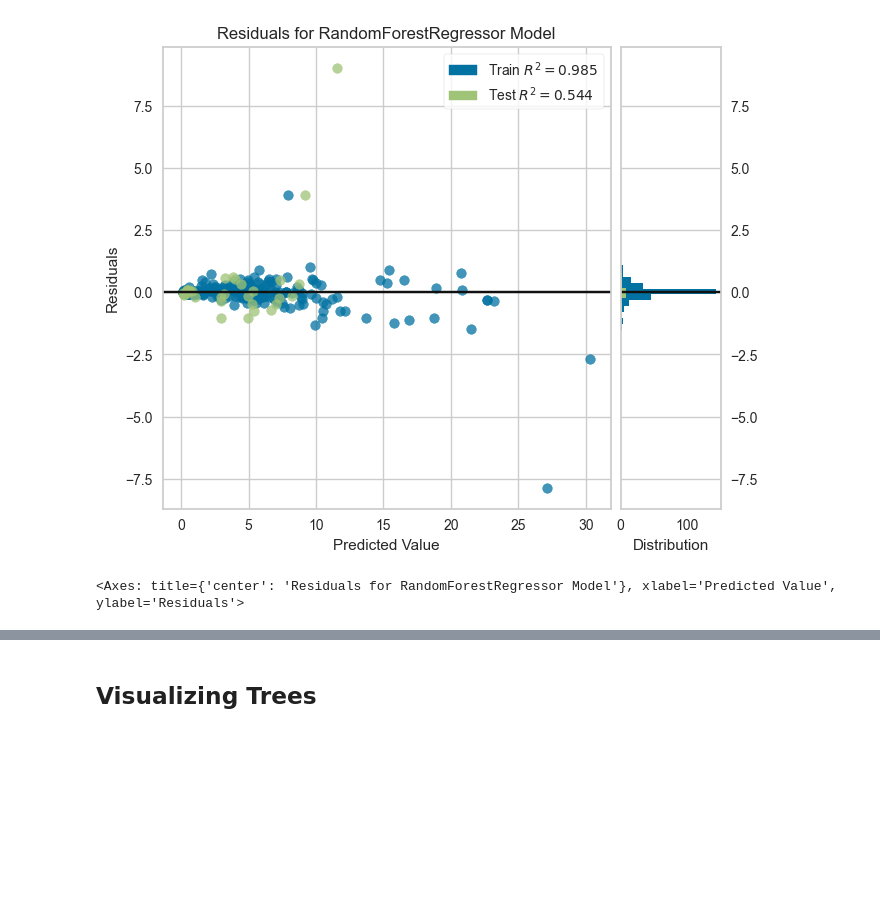
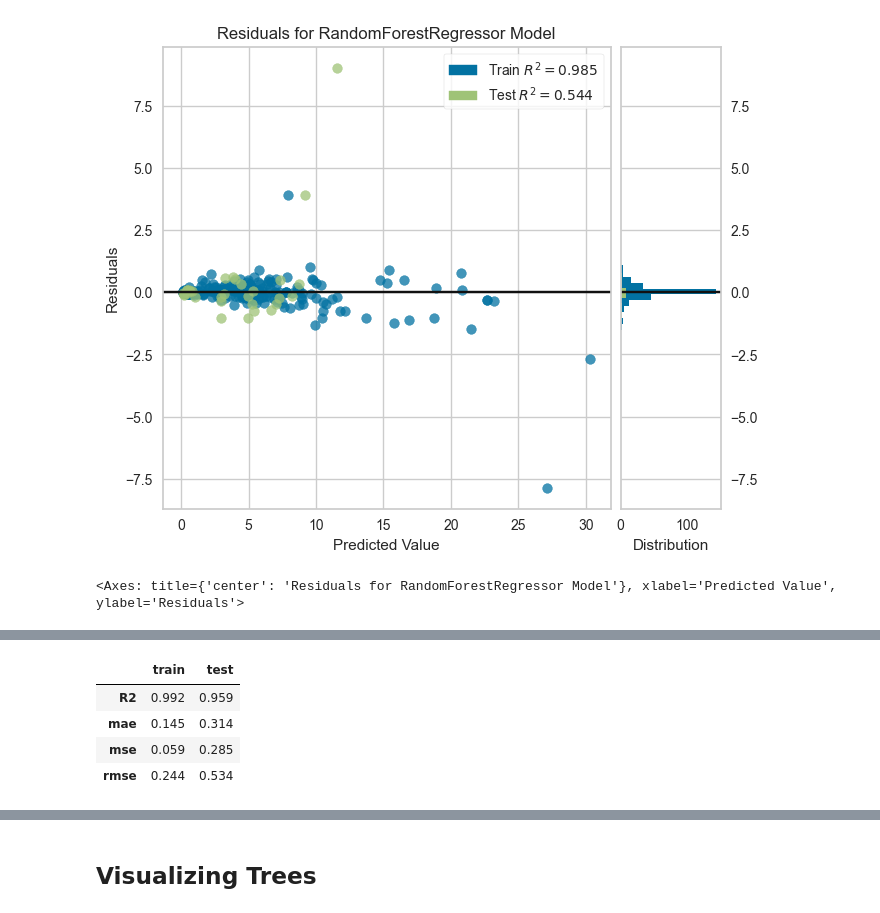
Before and after one commit to ayaramis/DataScience, a Jupyter notebook: Random_Forest/ML_Random Forests Regression 05.03.24 InClass.ipynb, the cells around one changed output, grey strips where cells are left out. Saved outputs shown, nothing was run; the diff lists cells and outputs as text; code cells hidden in the pictures; blank space fills up the shorter version.

```diff
--- a/Random_Forest/ML_Random Forests Regression 05.03.24 InClass.ipynb
+++ b/Random_Forest/ML_Random Forests Regression 05.03.24 InClass.ipynb
@@ -561,0 +572,3 @@ visualizer.show()
+# %%
+df2 = df[df.Selling_Price < 10]
+df2.head()
@@ -561,0 +582,19 @@ visualizer.show()
+# %%
+X = df2.drop(columns="Selling_Price")
+y = df2.Selling_Price
+
+# filtrelenmiş dataya göre tekrar X ve y'mizi tekrar atadık.
+# %%
+X_train, X_test, y_train, y_test = train_test_split(X,
+                                                    y,
+                                                    test_size=0.1,
+                                                    random_state=1)
+
+# filtrelenmiş datamızı train ve test setlerine ayırdık
+# %%
+operations = [("OrdinalEncoder", column_trans),
+              ("RF_model", RandomForestRegressor(random_state=1))]
+
+pipe_model = Pipeline(steps=operations)
+
+pipe_model.fit(X_train, y_train)
@@ -561,0 +609,10 @@ visualizer.show()
+# %%
+train_val(pipe_model, X_train, y_train, X_test, y_test)
+
+# overfiting hala var görünüyor. CV ile teyit edelim.
+# %% [output]
+|  | train | test |
+| R2 | 0.992 | 0.959 |
+| mae | 0.145 | 0.314 |
+| mse | 0.059 | 0.285 |
+| rmse | 0.244 | 0.534 |
```
Also changed, not shown: parts of 5 cells of this notebook.
